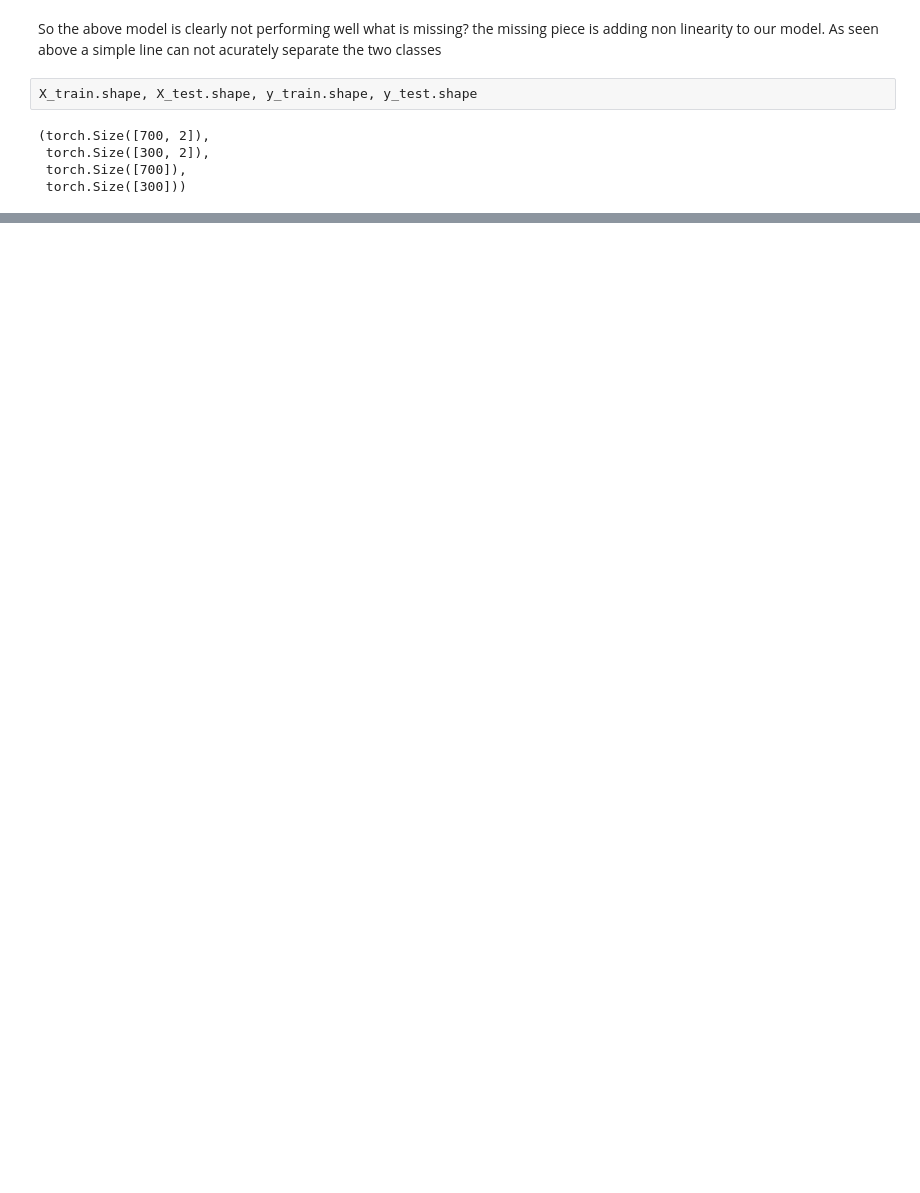
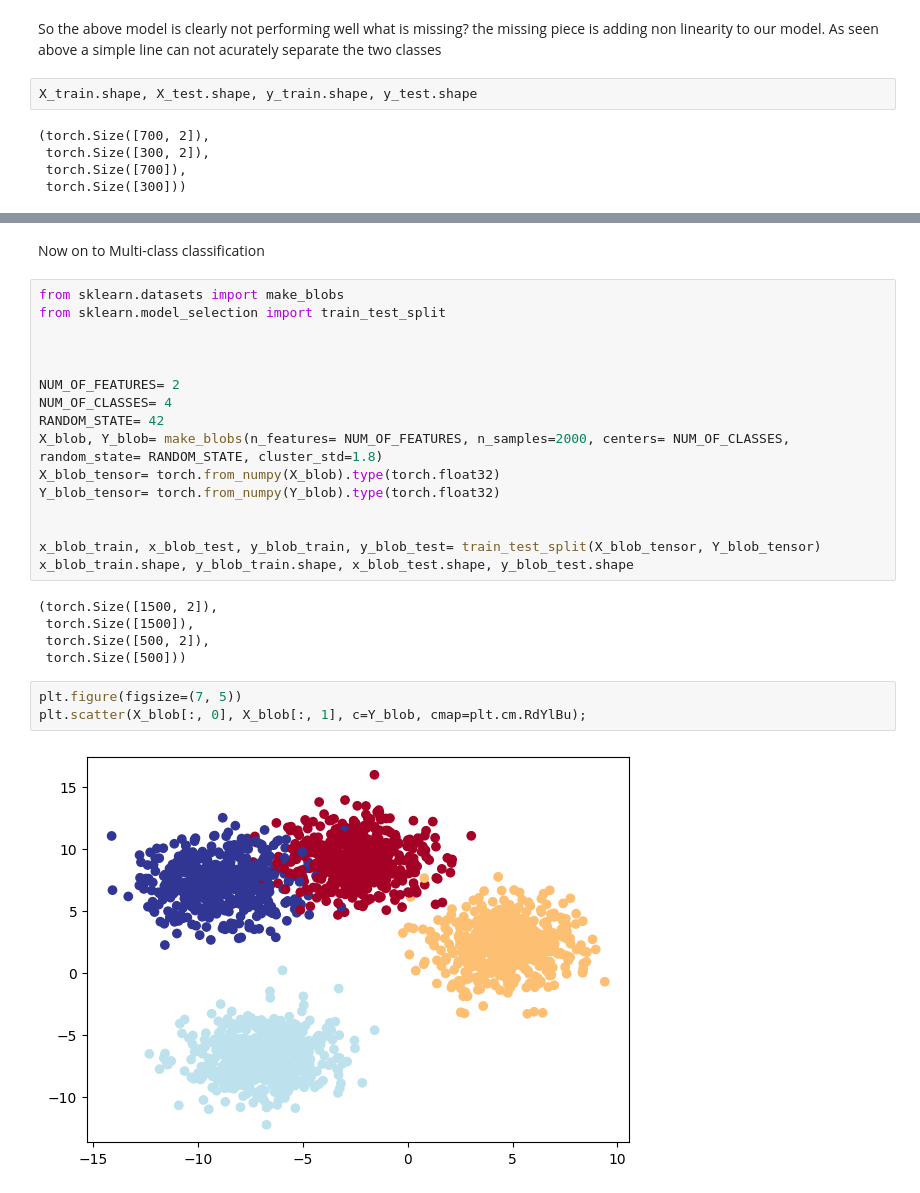
Before and after one commit to Zeckaris/pytorch-small-projects, a Jupyter notebook: neuralNetworkClassification.ipynb, the cells around one changed output, grey strips where cells are left out. Saved outputs shown, nothing was run; the diff lists cells and outputs as text; blank space fills up the shorter version.

Commit message:
MultiClass classification models and neurla network layers

```diff
--- a/neuralNetworkClassification.ipynb
+++ b/neuralNetworkClassification.ipynb
@@ -369,0 +370,28 @@ plot_decision_boundary(model_circle_1, X_test, y_test)
+# %% [markdown]
+Now on to Multi-class classification
+# %%
+from sklearn.datasets import make_blobs
+from sklearn.model_selection import train_test_split
+
+
+
+NUM_OF_FEATURES= 2
+NUM_OF_CLASSES= 4
+RANDOM_STATE= 42
+X_blob, Y_blob= make_blobs(n_features= NUM_OF_FEATURES, n_samples=2000, centers= NUM_OF_CLASSES, random_state= RANDOM_STATE, cluster_std=1.8)
+X_blob_tensor= torch.from_numpy(X_blob).type(torch.float32)
+Y_blob_tensor= torch.from_numpy(Y_blob).type(torch.float32)
+
+
+x_blob_train, x_blob_test, y_blob_train, y_blob_test= train_test_split(X_blob_tensor, Y_blob_tensor)
+x_blob_train.shape, y_blob_train.shape, x_blob_test.shape, y_blob_test.shape
+# %% [output]
+(torch.Size([1500, 2]),
+ torch.Size([1500]),
+ torch.Size([500, 2]),
+ torch.Size([500]))
+# %%
+plt.figure(figsize=(7, 5))
+plt.scatter(X_blob[:, 0], X_blob[:, 1], c=Y_blob, cmap=plt.cm.RdYlBu);
+# %% [output]
+[figure, added]
```
Also changed, not shown: parts of 10 cells of this notebook.
